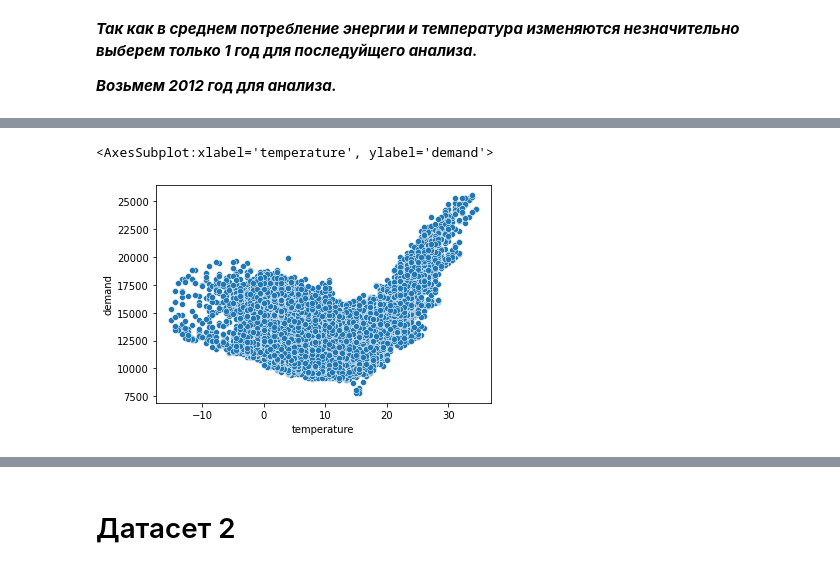
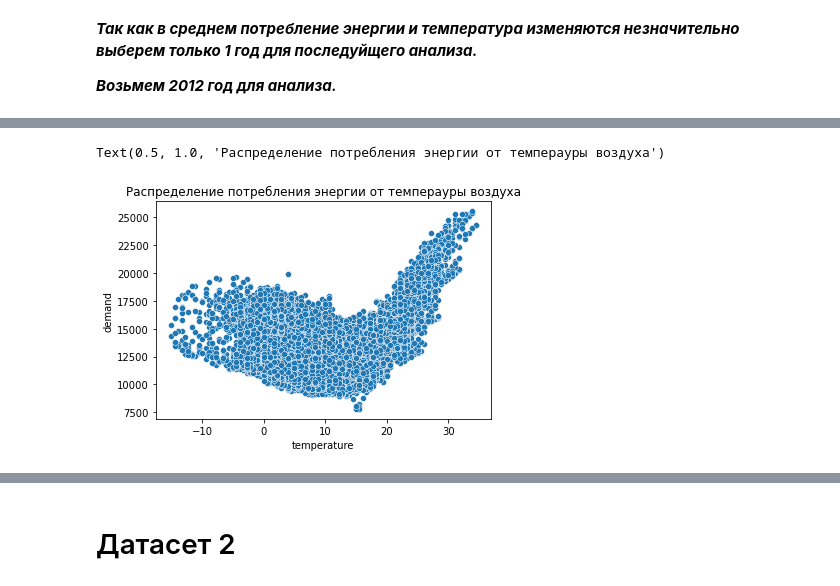
Before and after one commit to RustamFaskhutdinov/PYDP20, a Jupyter notebook: HW/visualization/visualization.ipynb, the cells around one changed output, grey strips where cells are left out. Drawn from its saved outputs; the diff is of its cells as text; code cells hidden in the pictures.

```diff
--- a/HW/visualization/visualization.ipynb
+++ b/HW/visualization/visualization.ipynb
@@ -82,5 +103,6 @@ sns.boxplot(data=df, x='month', y='demand')
 # %%
 sns.scatterplot(data=df, x='temperature', y='demand')
+plt.title('Распределение потребления энергии от темперауры воздуха')
 # %% [output]
-<AxesSubplot:xlabel='temperature', ylabel='demand'>
+Text(0.5, 1.0, 'Распределение потребления энергии от темперауры воздуха')
-[figure, old version]
+[figure, new version]
```
Also changed, not shown: parts of 14 cells of this notebook.
